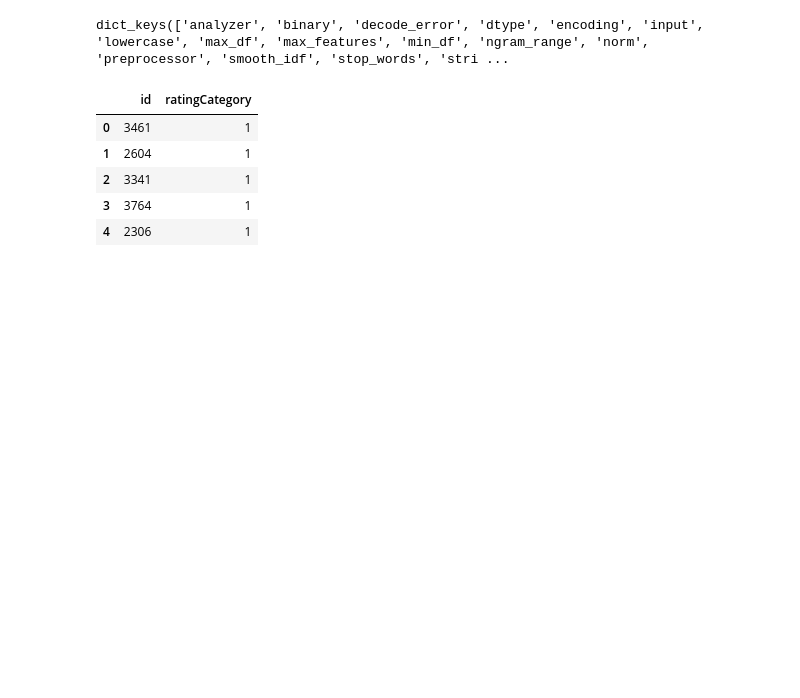
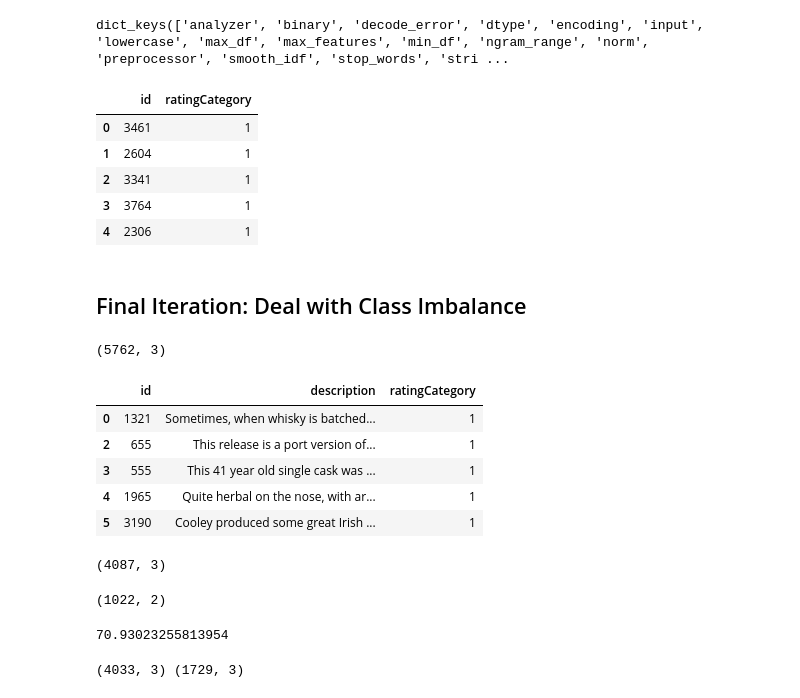
Before and after one commit to ekselan/DS-Unit-4-Sprint-1-NLP, a Jupyter notebook: module3-document-classification/LS_DS_413_Document_Classification_Assignment.ipynb, the cells around one changed output. Cells and saved outputs as stored; diff of their text form; code cells hidden in the pictures; blank space fills up the shorter version.

```diff
--- a/module3-document-classification/LS_DS_413_Document_Classification_Assignment.ipynb
+++ b/module3-document-classification/LS_DS_413_Document_Classification_Assignment.ipynb
@@ -724,3 +724,51 @@ subNumber = 5
 
 submission.to_csv(f'/Users/ekselan/Documents/GitHub/DS-Unit-4-Machine-Learning/1-NLP/DS-Unit-4-Sprint-1-NLP/module3-document-classification/data{subNumber}.csv', index=False)
 subNumber += 1
+# %% [markdown]
+## Final Iteration: Deal with Class Imbalance
+# %%
+from sklearn.utils import resample
+
+minority = train[train['ratingCategory'] == 0]
+majority = train[train['ratingCategory'] == 1]
+
+df_minority_upsampled = resample(minority,
+                                 replace=True,
+                                 n_samples=majority.shape[0]
+                                )
+
+df_upsampled = pd.concat([majority, df_minority_upsampled])
+# %%
+print(df_upsampled.shape)
+df_upsampled.head()
+# %% [output]
+(5762, 3)
+|  | id | description | ratingCategory |
+| 0 | 1321 | Sometimes, when whisky is batched... | 1 |
+| 2 | 655 | This release is a port version of... | 1 |
+| 3 | 555 | This 41 year old single cask was ... | 1 |
+| 4 | 1965 | Quite herbal on the nose, with ar... | 1 |
+| 5 | 3190 | Cooley produced some great Irish ... | 1 |
+# %%
+train.shape
+# %% [output]
+(4087, 3)
+# %%
+test.shape
+# %% [output]
+(1022, 2)
+# %%
+4087 / 5762 * 100
+# %% [output]
+70.93023255813954
+# %%
+from sklearn.model_selection import train_test_split
+
+train, test = train_test_split(df_upsampled,
+                               train_size = 0.70,
+                               test_size = 0.30,
+                               stratify = df_upsampled['ratingCategory'])
+
+print(train.shape, test.shape)
+# %% [output]
+(4033, 3) (1729, 3)
```
Also changed, not shown: parts of 20 cells of this notebook, 2 other files.
